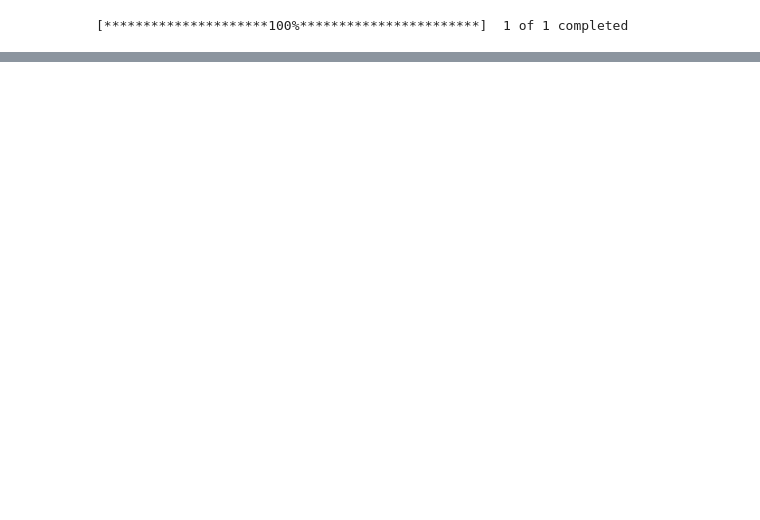
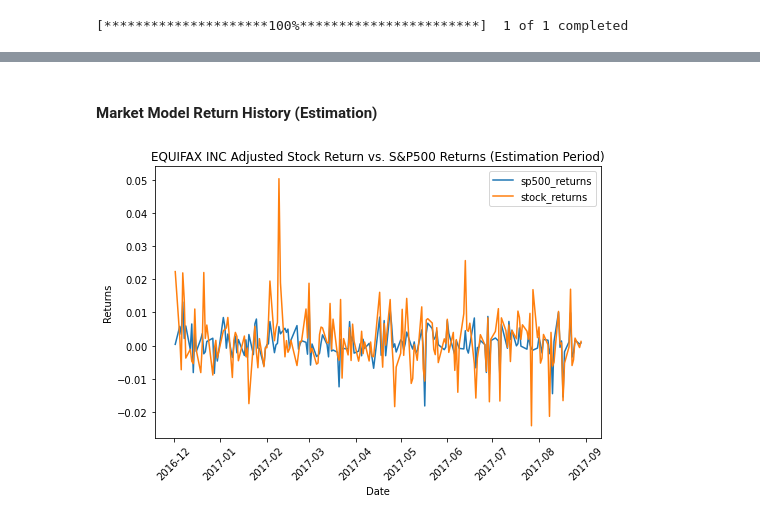
Before and after one commit to Zeyuzhao/BreachPrice, a Jupyter notebook: notebooks/z_model.ipynb, the cells around one changed output, grey strips where cells are left out. Saved outputs shown, nothing was run; the diff lists cells and outputs as text; code cells hidden in the pictures; blank space fills up the shorter version.

```diff
--- a/notebooks/z_model.ipynb
+++ b/notebooks/z_model.ipynb
@@ -225,0 +370,7 @@ for i, row in df.iterrows():
+# %%
+import pickle
+pkl_path = "../data/raw_results.pkl"
+
+pickle.dump(raw_results, open(pkl_path , "wb"))
+# %%
+raw_results = pickle.load(open(pkl_path , "rb"))
@@ -225,0 +412,15 @@ for i, row in df.iterrows():
+# %%
+index = 409
+market_model_data = raw_results[index]["market_model"]
+model_df = market_model_data["data"]
+alpha = market_model_data["alpha"]
+beta = market_model_data["beta"]
+
+company_name = df.iloc[index]["Company name"]
+company_ticker = df.iloc[index]["Ticker"]
+breach_date = df.iloc[index]["Date of Disclosure"]
+event_df = raw_results[index]["event_df"]
+
+print(f"i:{index} > {company_name} ({company_ticker}), breach date: {breach_date.date()}")
+print(f"Market Model: Y = {alpha:.3f} + {beta:.3f} * X")
+model_df.head()
@@ -225,0 +437,16 @@ for i, row in df.iterrows():
+# %% [markdown]
+#### Market Model Return History (Estimation)
+# %%
+estimation_return = pd.melt(model_df[["sp500_returns", "stock_returns"]], ignore_index=False)
+melted.head()
+
+# filtered.tail(100)
+plt.figure(figsize=(8,5))
+ax = sns.lineplot(data=estimation_return, x=estimation_return.index, y="value", hue="variable")
+ax.set_title(f"{company_name} Adjusted Stock Return vs. S&P500 Returns (Estimation Period)")
+ax.set_ylabel("Returns")
+plt.xticks(rotation=45)
+ax.legend(loc=1)
+plt.show()
+# %% [output]
+[figure, added]
```
Also changed, not shown: parts of 46 cells of this notebook, 4 other files.
